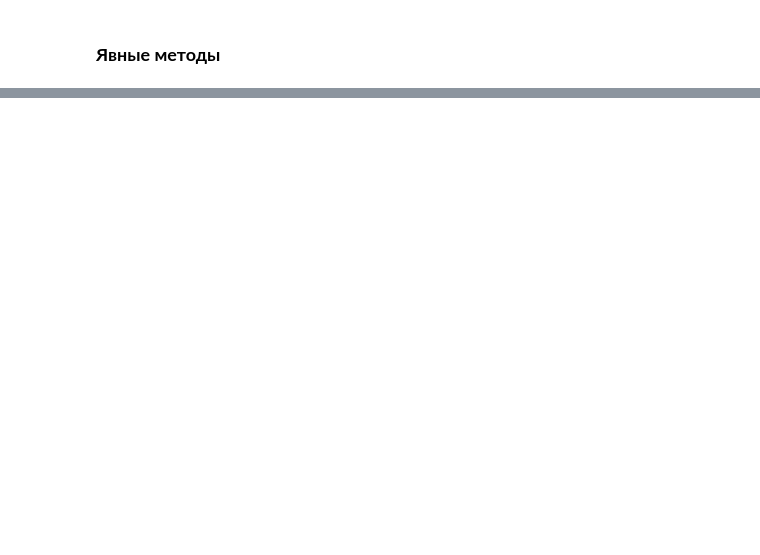
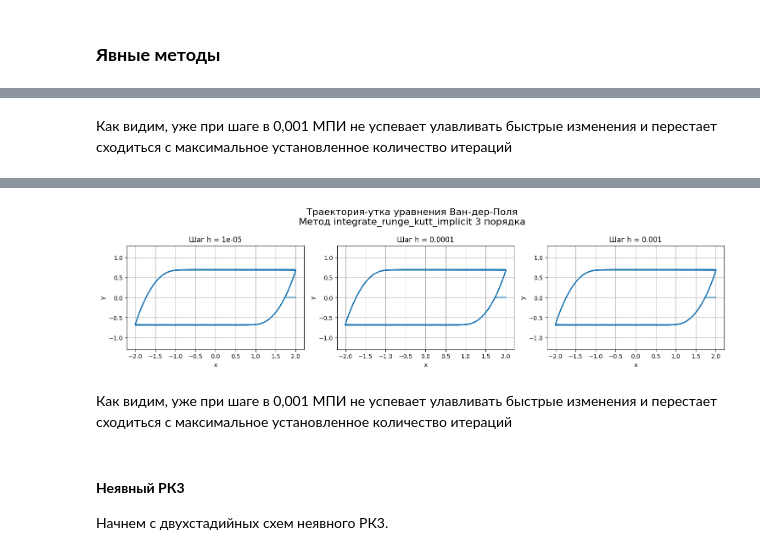
Before and after one commit to oncominglane/computational_mathematics, a Jupyter notebook: sem2/lab2/lab2.ipynb, the cells around one changed output, grey strips where cells are left out. Cells and saved outputs as stored; diff of their text form; code cells hidden in the pictures; blank space fills up the shorter version.

```diff
--- a/sem2/lab2/lab2.ipynb
+++ b/sem2/lab2/lab2.ipynb
@@ -127,0 +461,5 @@ def drawing(method, order):
+# %% [markdown]
+Как видим, уже при шаге в 0,001 МПИ не успевает улавливать быстрые изменения и перестает сходиться с максимальное установленное количество итераций
+# %%
+drawing(f, method=integrate_runge_kutt_implicit, order=3, a=a1, A=A1, llen=3)
+# %% [output]
@@ -127,0 +483,6 @@ def drawing(method, order):
+[figure, added]
+# %% [markdown]
+Как видим, уже при шаге в 0,001 МПИ не успевает улавливать быстрые изменения и перестает сходиться с максимальное установленное количество итераций
+# %% [markdown]
+#### **Неявный РК3**
+Начнем с двухстадийных схем неявного РК3.
```
Also changed, not shown: parts of 26 cells of this notebook.
